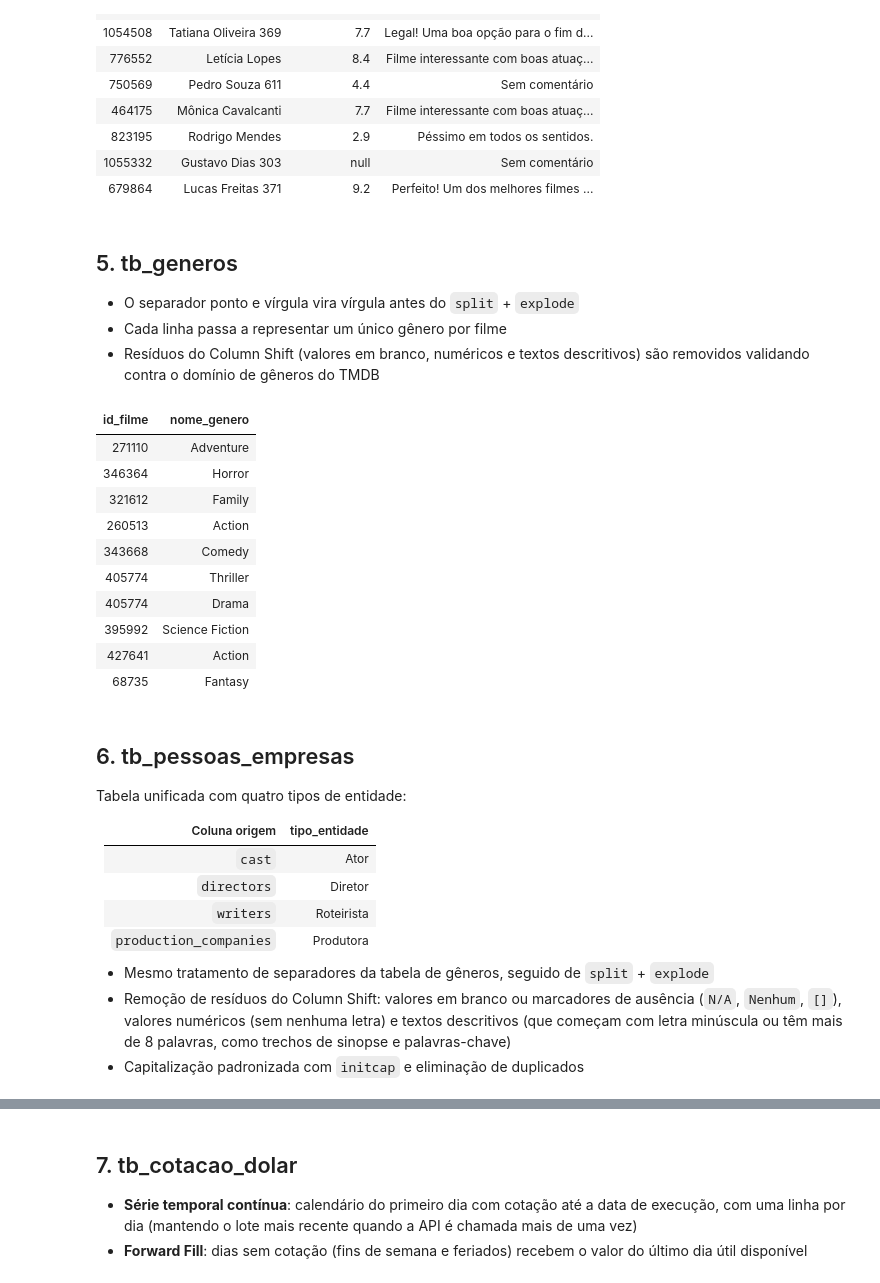
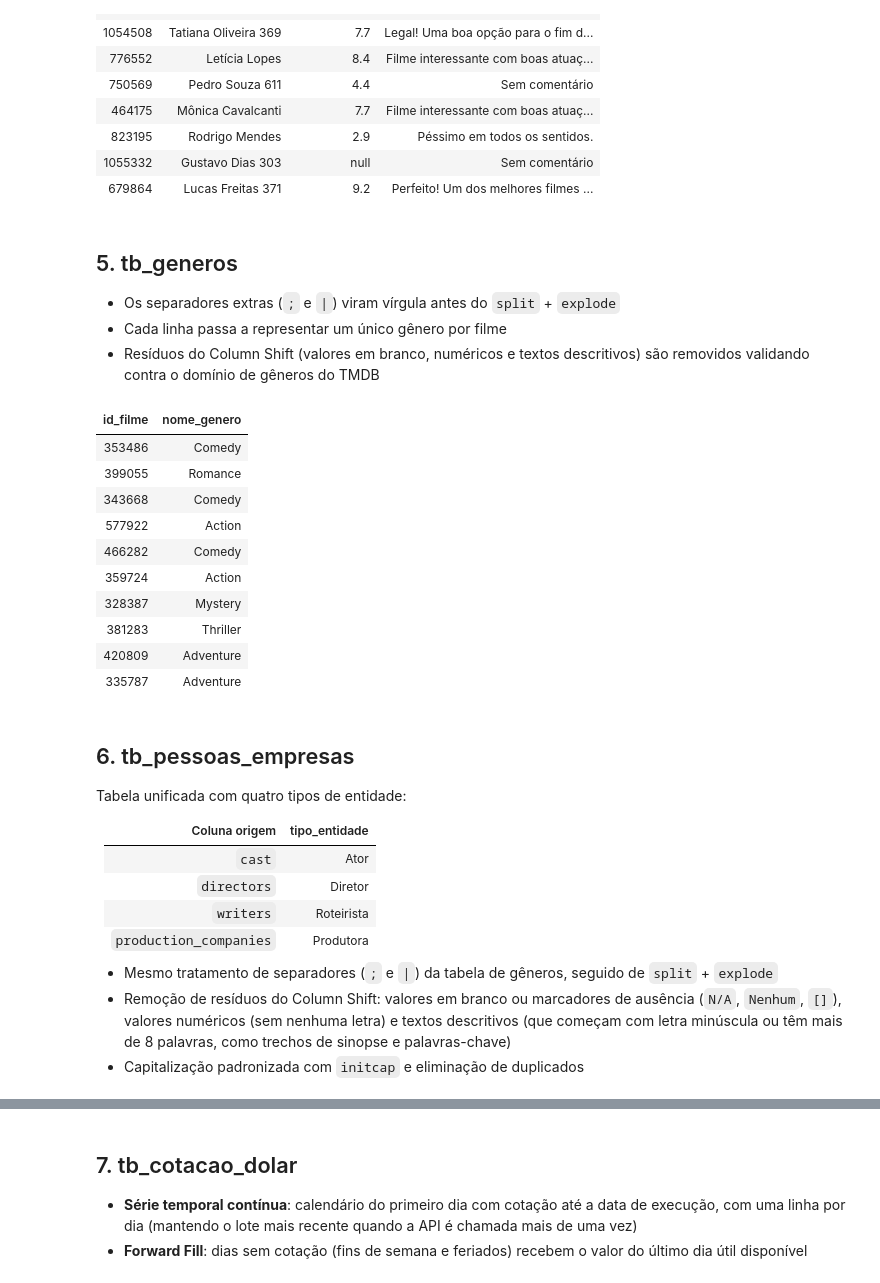
Before and after one commit to 1Pereira/atividade-arquitetura-medalhao, a Jupyter notebook: notebooks/Bronze_to_Silver.ipynb, the cells around one changed output, grey strips where cells are left out. Saved outputs shown, nothing was run; the diff lists cells and outputs as text; code cells hidden in the pictures.

Commit message:
fix(silver): trata separadores ; e |, abreviações K/M/B e comenta as regras de negócio

```diff
--- a/notebooks/Bronze_to_Silver.ipynb
+++ b/notebooks/Bronze_to_Silver.ipynb
@@ -251,43 +281,45 @@ display(df_silver_avaliacoes.limit(10))
 | 679864 | Lucas Freitas 371 | 9.2 | Perfeito! Um dos melhores filmes ... |
 # %% [markdown]
 ## 5. tb_generos
-- O separador ponto e vírgula vira vírgula antes do `split` + `explode`
+- Os separadores extras (`;` e `|`) viram vírgula antes do `split` + `explode`
 - Cada linha passa a representar um único gênero por filme
 - Resíduos do Column Shift (valores em branco, numéricos e textos descritivos) são removidos validando contra o domínio de gêneros do TMDB
 # %%
 df_bronze_creditos = spark.table(f"{bronze_schema}.tb_credits_and_tags")
 
+# Domínio de gêneros do TMDB: tudo fora dele é resíduo do Column Shift
 generos_validos = [
     "Action", "Adventure", "Animation", "Comedy", "Crime", "Documentary", "Drama",
     "Family", "Fantasy", "History", "Horror", "Music", "Mystery", "Romance",
     "Science Fiction", "TV Movie", "Thriller", "War", "Western",
 ]
 
 df_silver_generos = (
     df_bronze_creditos
-    .withColumn("genres", F.regexp_replace(F.col("genres"), ";", ","))
+    # Padroniza os separadores (; e |) para vírgula antes do split
+    .withColumn("genres", F.regexp_replace(F.col("genres"), r"[;|]", ","))
     .select(F.col("id").alias("id_filme"), F.explode(F.split(F.col("genres"), ",")).alias("nome_genero"))
     .withColumn("nome_genero", F.trim(F.col("nome_genero")))
     .filter(F.col("nome_genero").isin(generos_validos))
     .dropDuplicates(["id_filme", "nome_genero"])
 )
 
 df_silver_generos.write.format("delta").mode("overwrite").option("overwriteSchema", "true") \
     .saveAsTable(f"{silver_schema}.tb_generos")
 
 display(df_silver_generos.limit(10))
 # %% [output]
 | id_filme | nome_genero |
-| 271110 | Adventure |
-| 346364 | Horror |
-| 321612 | Family |
-| 260513 | Action |
+| 353486 | Comedy |
+| 399055 | Romance |
 | 343668 | Comedy |
-| 405774 | Thriller |
-| 405774 | Drama |
-| 395992 | Science Fiction |
-| 427641 | Action |
-| 68735 | Fantasy |
+| 577922 | Action |
+| 466282 | Comedy |
+| 359724 | Action |
+| 328387 | Mystery |
+| 381283 | Thriller |
+| 420809 | Adventure |
+| 335787 | Adventure |
 # %% [markdown]
 ## 6. tb_pessoas_empresas
 Tabela unificada com quatro tipos de entidade:
@@ -299,7 +331,7 @@ Tabela unificada com quatro tipos de entidade:
 | `writers` | Roteirista |
 | `production_companies` | Produtora |
 
-- Mesmo tratamento de separadores da tabela de gêneros, seguido de `split` + `explode`
+- Mesmo tratamento de separadores (`;` e `|`) da tabela de gêneros, seguido de `split` + `explode`
 - Remoção de resíduos do Column Shift: valores em branco ou marcadores de ausência (`N/A`, `Nenhum`, `[]`), valores numéricos (sem nenhuma letra) e textos descritivos (que começam com letra minúscula ou têm mais de 8 palavras, como trechos de sinopse e palavras-chave)
 - Capitalização padronizada com `initcap` e eliminação de duplicados
 # %%
```
Also changed, not shown: parts of 8 cells of this notebook.
